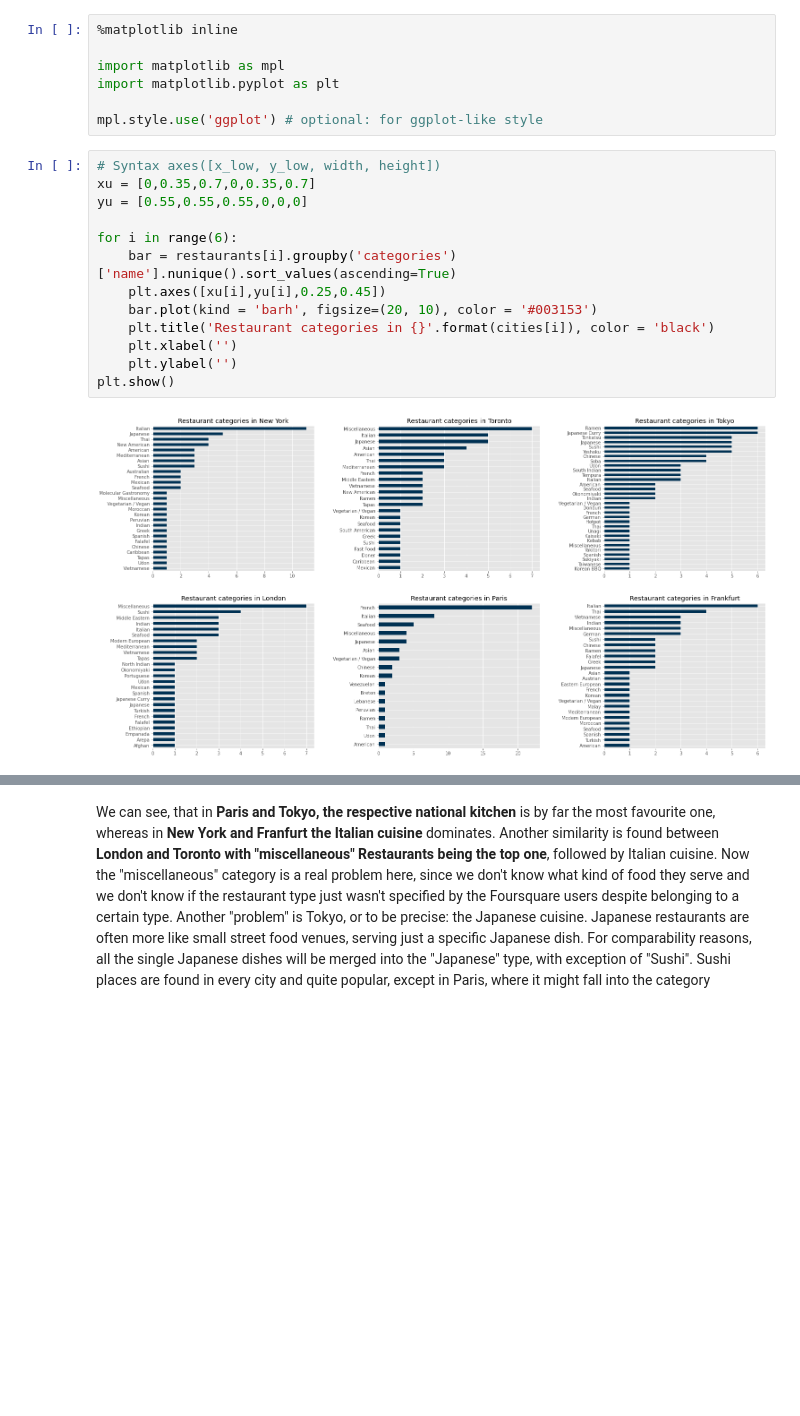
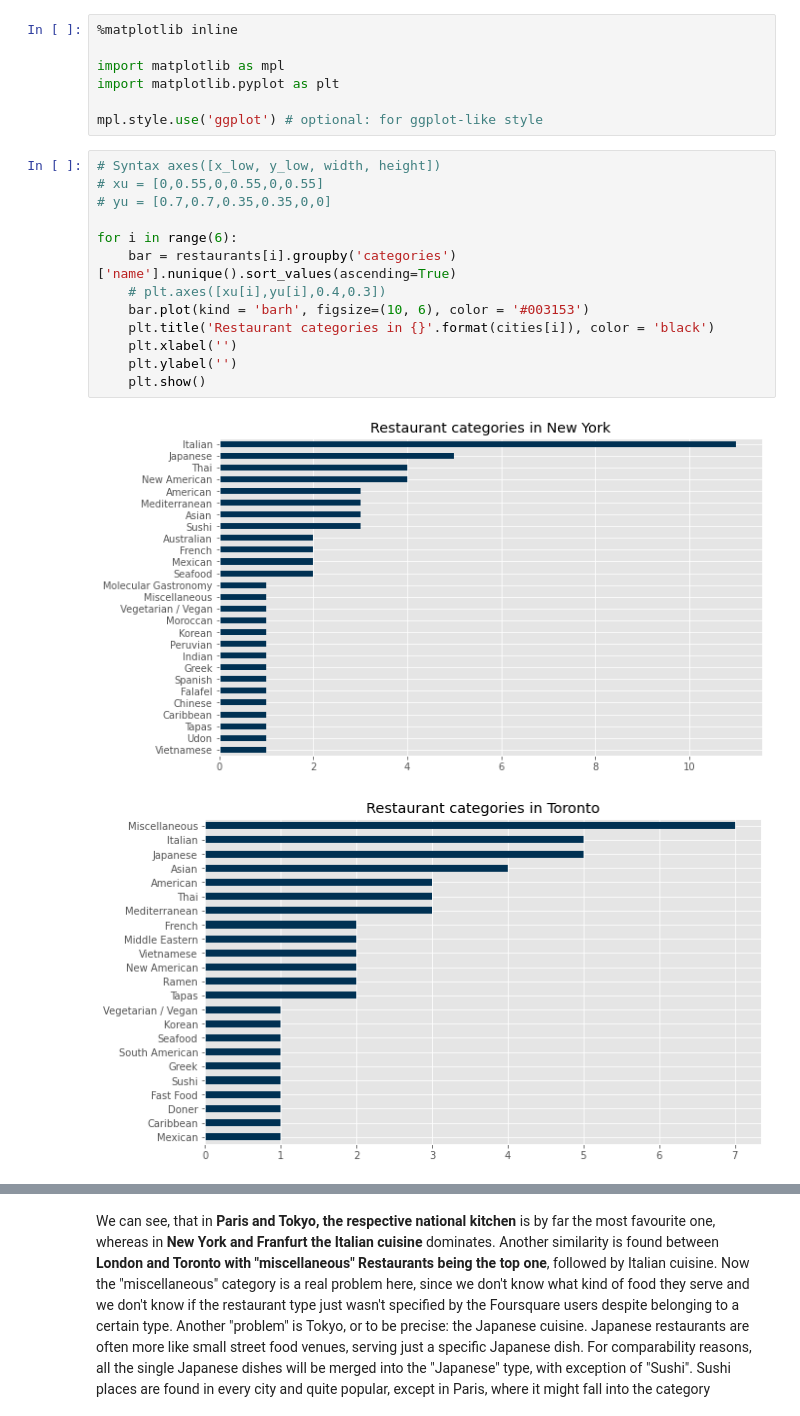
Before and after one commit to OrganicSoylent/Coursera_Capstone, a Jupyter notebook: Grand_finale.ipynb, the cells around one changed output, grey strips where cells are left out. Saved outputs shown, nothing was run; the diff lists cells and outputs as text; blank space fills up the shorter version.

```diff
--- a/Grand_finale.ipynb
+++ b/Grand_finale.ipynb
@@ -216,16 +218,17 @@ import matplotlib.pyplot as plt
 mpl.style.use('ggplot') # optional: for ggplot-like style
 # %%
 # Syntax axes([x_low, y_low, width, height])
-xu = [0,0.35,0.7,0,0.35,0.7]
-yu = [0.55,0.55,0.55,0,0,0]
+# xu = [0,0.55,0,0.55,0,0.55]
+# yu = [0.7,0.7,0.35,0.35,0,0]
 
 for i in range(6):
     bar = restaurants[i].groupby('categories')['name'].nunique().sort_values(ascending=True)
-    plt.axes([xu[i],yu[i],0.25,0.45])
-    bar.plot(kind = 'barh', figsize=(20, 10), color = '#003153')
+    # plt.axes([xu[i],yu[i],0.4,0.3])
+    bar.plot(kind = 'barh', figsize=(10, 6), color = '#003153')
     plt.title('Restaurant categories in {}'.format(cities[i]), color = 'black')
     plt.xlabel('')
     plt.ylabel('')
-plt.show()
+    plt.show()
 # %% [output]
-[figure, old version]
+[figure, new version]
+[figure, added]
```
Also changed, not shown: parts of 5 cells of this notebook.
